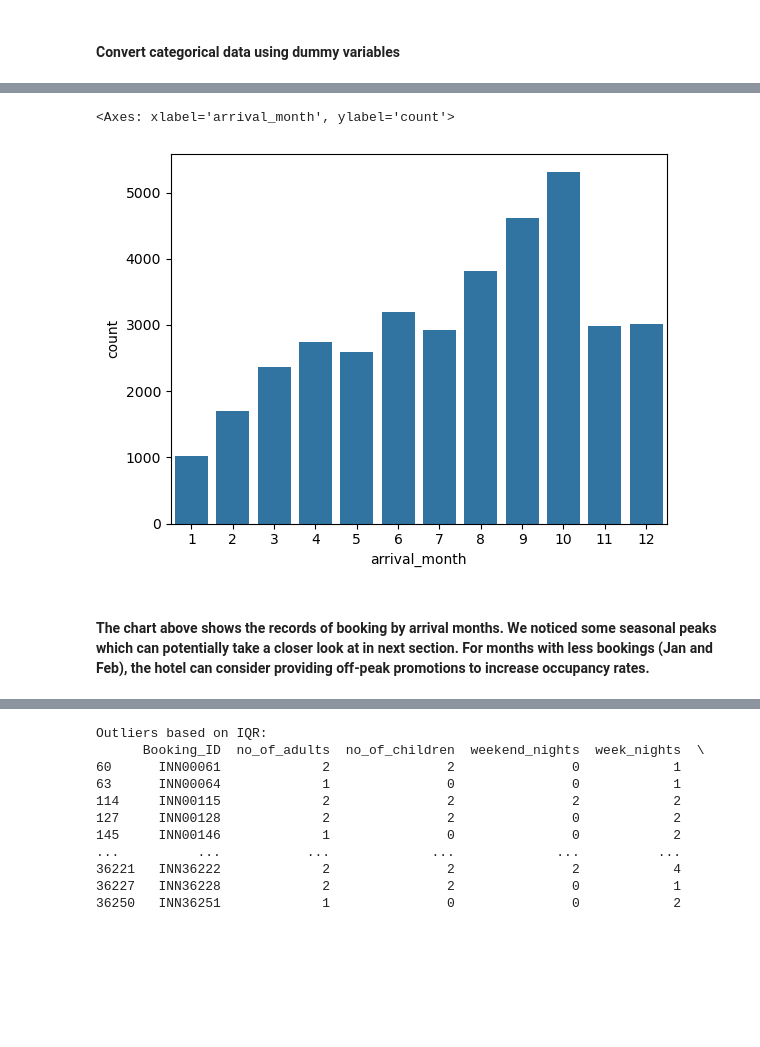
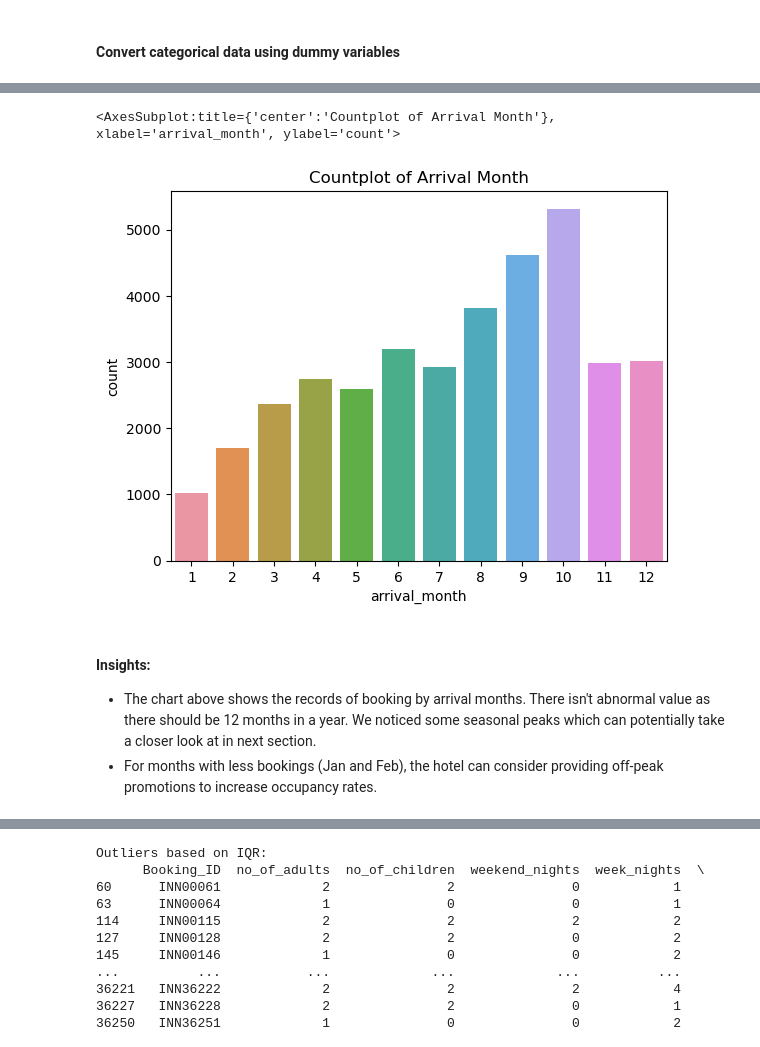
Before and after one commit to Haiqi-Z/CS381Final_Project, a Jupyter notebook: cs381_final.ipynb, the cells around one changed output, grey strips where cells are left out. Drawn from its saved outputs; the diff is of its cells as text; code cells hidden in the pictures; blank space fills up the shorter version.

```diff
--- a/cs381_final.ipynb
+++ b/cs381_final.ipynb
@@ -184,10 +301,13 @@ sns.countplot(data = df,x = 'arrival_year')
 # %%
 # arrival_month
+plt.title('Countplot of Arrival Month')
 sns.countplot(data = df,x = 'arrival_month')
 # %% [output]
-<Axes: xlabel='arrival_month', ylabel='count'>
+<AxesSubplot:title={'center':'Countplot of Arrival Month'}, xlabel='arrival_month', ylabel='count'>
-[figure, old version]
+[figure, new version]
 # %% [markdown]
-#### The chart above shows the records of booking by arrival months. We noticed some seasonal peaks which can potentially take a closer look at in next section. For months with less bookings (Jan and Feb), the hotel can consider providing off-peak promotions to increase occupancy rates.
+#### Insights:
+- The chart above shows the records of booking by arrival months. There isn't abnormal value as there should be 12 months in a year. We noticed some seasonal peaks which can potentially take a closer look at in next section.
+- For months with less bookings (Jan and Feb), the hotel can consider providing off-peak promotions to increase occupancy rates.
 # %%
 # arrival_date
```
Also changed, not shown: parts of 81 cells of this notebook.
